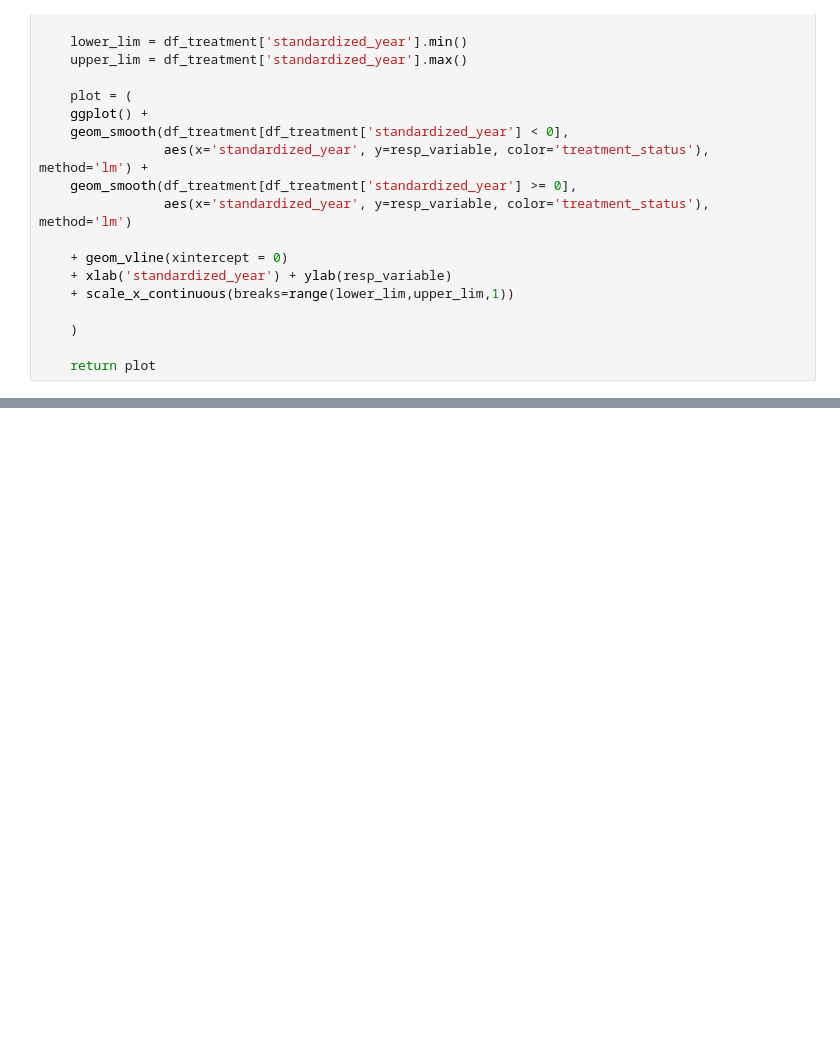
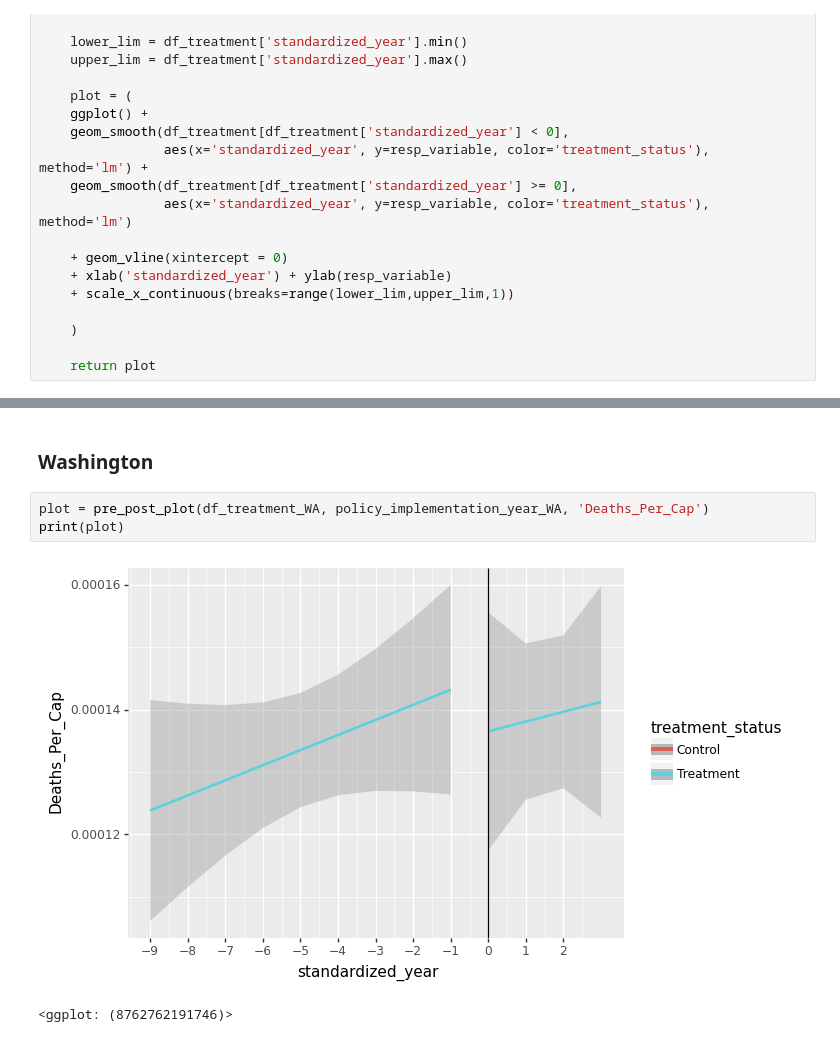
Before and after one commit to MIDS-at-Duke/estimating-impact-of-opioids-2020-vxf, a Jupyter notebook: 10_code/Transform_Data_Plus_Plot.ipynb, the cells around one changed output, grey strips where cells are left out. Cells and saved outputs as stored; diff of their text form; blank space fills up the shorter version.

```diff
--- a/10_code/Transform_Data_Plus_Plot.ipynb
+++ b/10_code/Transform_Data_Plus_Plot.ipynb
@@ -298,0 +346,8 @@ print(plot)
+# %% [markdown]
+### Washington
+# %%
+plot = pre_post_plot(df_treatment_WA, policy_implementation_year_WA, 'Deaths_Per_Cap')
+print(plot)
+# %% [output]
+[figure, added]
+<ggplot: (8762762191746)>
```
Also changed, not shown: parts of 46 cells of this notebook.
